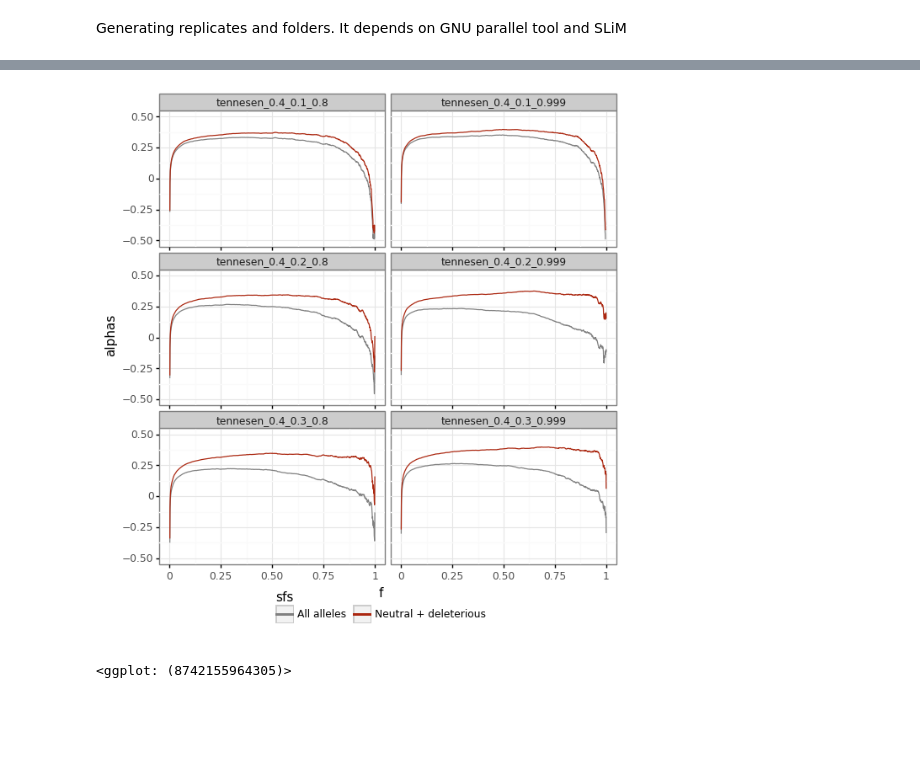
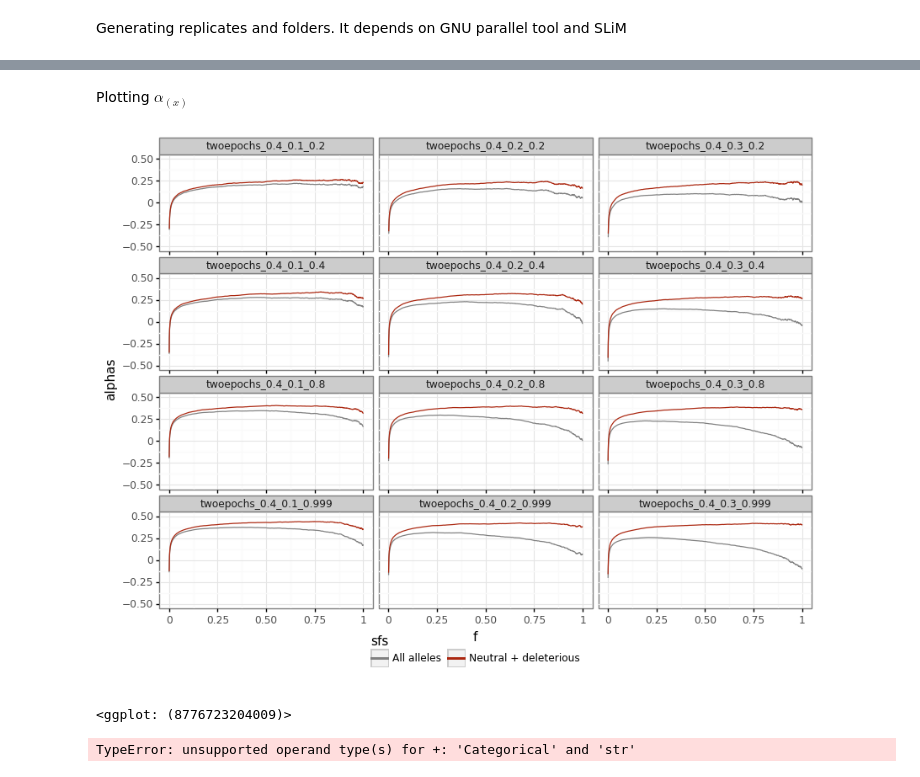
Before and after one commit to jmurga/abcmk_simulations, a Jupyter notebook: scripts/notebooks/bgsSimulations.ipynb, the cells around one changed output, grey strips where cells are left out. Cells and saved outputs as stored; diff of their text form; code cells hidden in the pictures; blank space fills up the shorter version.

Commit message:
after infer alphas meeting

```diff
--- a/scripts/notebooks/bgsSimulations.ipynb
+++ b/scripts/notebooks/bgsSimulations.ipynb
@@ -213,3 +217,4 @@ dfAlpha['group'] = dfAlpha.path + ": " + dfAlpha.sfs
 # %%
-p = (ggplot(dfAlpha, aes(x='f',y='alphas',color='sfs')) + geom_line() + ylim(-0.5,0.5) + theme_bw() + theme(legend_position='bottom')+ facet_wrap('~path',ncol=2,scales='free_x') +scale_color_manual({'All alleles':'gray',"Neutral + deleterious":'#ab2710'}) );p
-ggsave(p,filename="/home/jmurga/isolationFacet.svg")
+plt.options.figure_size=(10,7)
+p = (ggplot(dfAlpha, aes(x='f',y='alphas',color='sfs')) + geom_line() + facet_wrap('~path',ncol=3,scales='free_x') + ylim(-0.5,0.5) + scale_color_manual({'All alleles':'gray',"Neutral + deleterious":'#ab2710'}) + theme_bw() + theme(legend_position='bottom'))
+ggsave(p,filename=PATH + "/results/simulations/slim/isolation/isolationRecaledSimulations.svg")
@@ -215,0 +234,4 @@ ggsave(p,filename="/home/jmurga/isolationFacet.svg")
+# %%
+simTable = pd.read_csv(PATH + "/rawData/simulations/tennesen.tsv", sep='\t')
+simTable['path'] = simTable.apply(lambda row: "/home/jmurga/mkt/202004/rawData/simulations/twoepochs/twoepochs_" + str(row['alpha']) + "_" + str(row['alphaW']) + "_" + str(np.round(row['B'],4)),axis=1)
+simTable['analysis'] = 'twoepochs'
@@ -215,0 +261,2 @@ ggsave(p,filename="/home/jmurga/isolationFacet.svg")
+# %%
+df,dfAlpha = saveSimulatedAlphas(table=simTable,cumulative=True,h=0.75)
@@ -216,7 +279,12 @@ ggsave(p,filename="/home/jmurga/isolationFacet.svg")
+# %% [markdown]
+Plotting $\alpha_{(x)}$
+# %%
+dfAlpha['B'] = round(dfAlpha['B'],3)
+dfAlpha['group'] = dfAlpha.path + ": " + dfAlpha.sfs
+dfAlpha['path']  = pd.Categorical(dfAlpha.path, categories=pd.unique(dfAlpha.path))
 # %%
-plt.options.figure_size=(7,7)
-p = (ggplot(dfAlpha, aes(x='f',y='alphas',color='sfs')) + geom_line() + facet_wrap('~path',ncol=2,scales='free_x') + ylim(-0.5,0.5) + scale_color_manual({'All alleles':'gray',"Neutral + deleterious":'#ab2710'}) + theme_bw() + theme(legend_position='bottom'));p
-# ggsave(p,filename="/home/jmurga/tennesen_alphaweak.svg")
+plt.options.figure_size=(10,7)
+p = (ggplot(dfAlpha, aes(x='f',y='alphas',color='sfs')) + geom_line() + facet_wrap('~path',ncol=3,scales='free_x') + ylim(-0.5,0.5) + scale_color_manual({'All alleles':'gray',"Neutral + deleterious":'#ab2710'}) + theme_bw() + theme(legend_position='bottom'));p
 # %% [output]
-[figure, old version]
+[figure, new version]
-<ggplot: (8742155964305)>
+<ggplot: (8776723204009)>
@@ -222,0 +295,8 @@ p = (ggplot(dfAlpha, aes(x='f',y='alphas',color='sfs')) + geom_line() + facet_wr
+# %%
+dfAlpha['B'] = round(dfAlpha['B'],3)
+dfAlpha['group'] = dfAlpha.path + ": " + dfAlpha.sfs
+dfAlpha['path']  = pd.Categorical(dfAlpha.path, categories=pd.unique(dfAlpha.path))
+plt.options.figure_size=(10,7)
+p = (ggplot(dfAlpha, aes(x='f',y='alphas',color='sfs')) + geom_line() + facet_wrap('~path',ncol=3,scales='free_x') + ylim(-0.5,0.5) + scale_color_manual({'All alleles':'gray',"Neutral + deleterious":'#ab2710'}) + theme_bw() + theme(legend_position='bottom'));p
+# %% [output]
+TypeError: unsupported operand type(s) for +: 'Categorical' and 'str'
```
Also changed, not shown: parts of 40 cells of this notebook, 51 other files.
